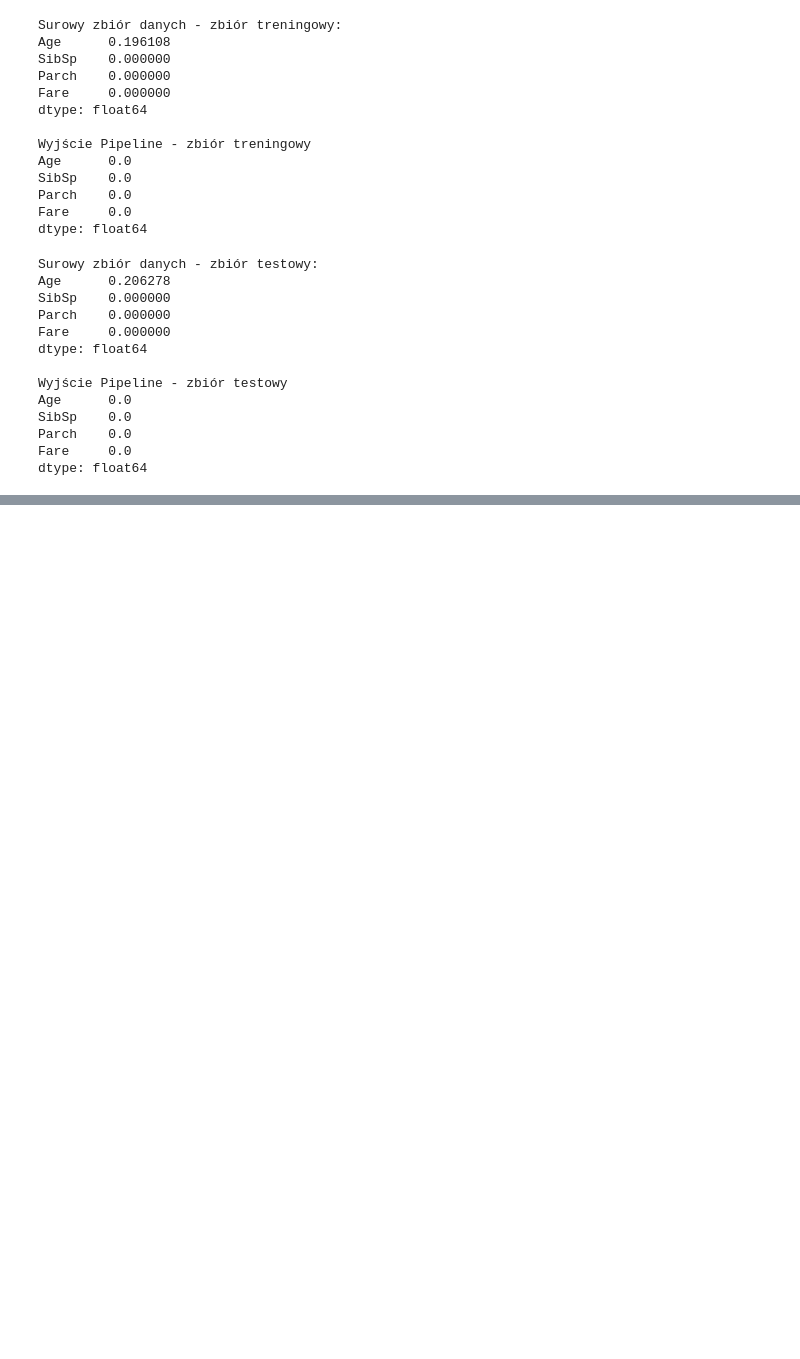
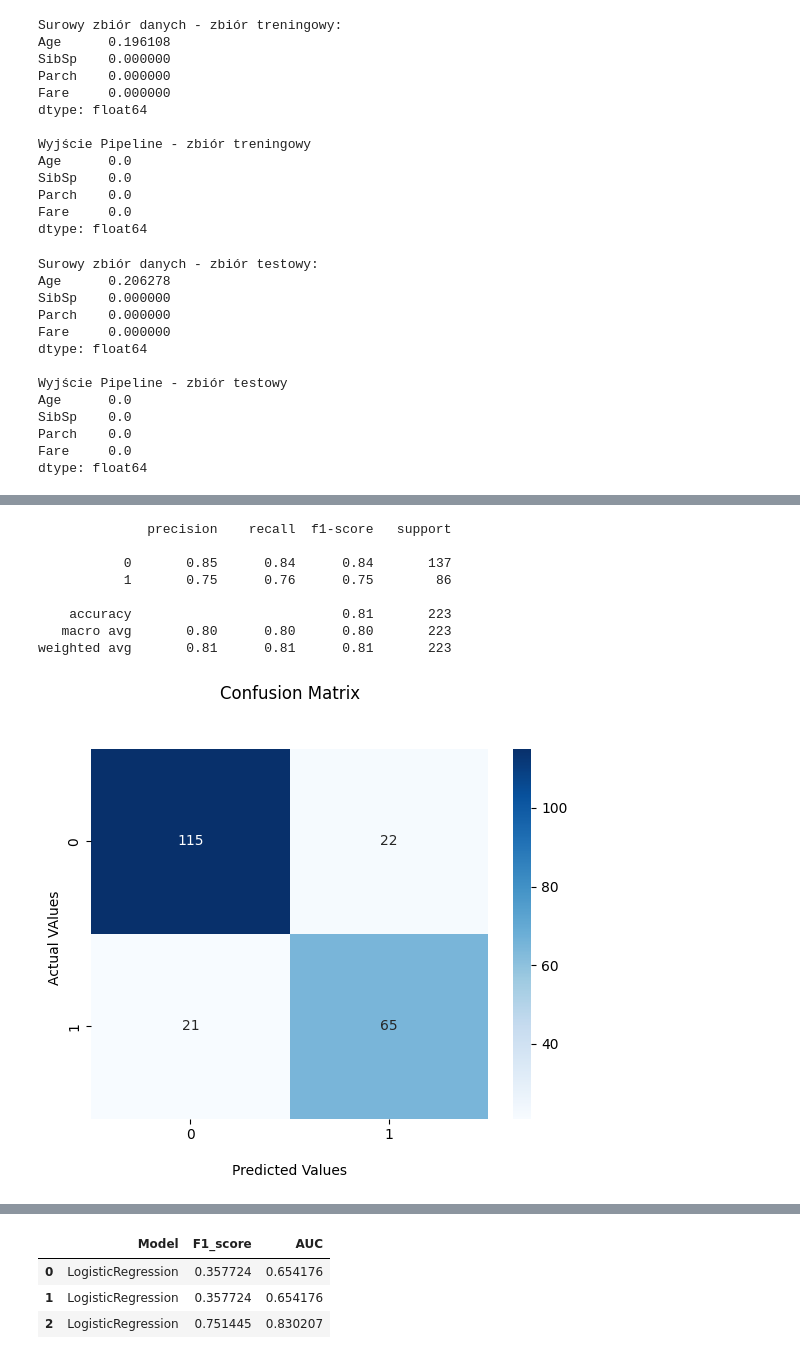
Before and after one commit to karolabramekkodilla/learning-git, a Jupyter notebook: 15.Pipelines/pipeline.ipynb, the cells around one changed output, grey strips where cells are left out. Cells and saved outputs as stored; diff of their text form; code cells hidden in the pictures; blank space fills up the shorter version.

```diff
--- a/15.Pipelines/pipeline.ipynb
+++ b/15.Pipelines/pipeline.ipynb
@@ -89,3 +89,9 @@ SibSp    0.0
 Parch    0.0
 Fare     0.0
 dtype: float64
+# %%
+# transformer = wartości numeryczne oraz kategoryczne
+data_preparation = ColumnTransformer(transformers=[
+    ('numeric_preprocessing',num_preparations, num_features)
+    ])
+data_preparation.fit_transform(X_train)
@@ -91,0 +256,40 @@ dtype: float64
+# %%
+num_features = ['Age', 'SibSp', 'Parch', 'Fare']
+cat_features = ['Name', 'Sex', 'Embarked']
+
+# przygotowanie wartości numerycznych
+num_preparation = Pipeline(steps=[
+    ('fill_missings', SimpleImputer(strategy='mean')),
+    ('polynomial_features', PolynomialFeatures(degree=3)),
+    ('scaler_1', StandardScaler()),
+    ('pca', PCA(n_components=0.95)),
+    ('scaler_2', StandardScaler())
+])
+
+# przygotowanie wartości kategorycznych
+cat_preparation = Pipeline(steps=[
+    ('filter_name', Filter_name(column='Name')),
+    ('fill_missings', SimpleImputer(strategy='most_frequent')),
+    ('encoder', OneHotEncoder(sparse_output=False ,handle_unknown='ignore'))
+])
+
+# transformer = wartości numeryczne oraz kategoryczne
+data_preparation = ColumnTransformer(transformers=[
+    ('numeric_preprocessing', num_preparation, num_features),
+    ('categorical_preprocessing', cat_preparation, cat_features)
+])
+
+model_pipeline_v2 = Pipeline(steps=[('preprocessor', data_preparation),
+                                    ('model', LogisticRegression(max_iter=10000))])
+model_pipeline_v2.fit(X_train, y_train)
+calculate_metrics(model_pipeline_v2, 'LogisticRegression', X_test, y_test)
+# %% [output]
+              precision    recall  f1-score   support
+
+           0       0.85      0.84      0.84       137
+           1       0.75      0.76      0.75        86
+
+    accuracy                           0.81       223
+   macro avg       0.80      0.80      0.80       223
+weighted avg       0.81      0.81      0.81       223
+[figure, added]
@@ -91,0 +297,4 @@ dtype: float64
+|  | Model | F1_score | AUC |
+| 0 | LogisticRegression | 0.357724 | 0.654176 |
+| 1 | LogisticRegression | 0.357724 | 0.654176 |
+| 2 | LogisticRegression | 0.751445 | 0.830207 |
```
Also changed, not shown: parts of 10 cells of this notebook, 11 other files.
